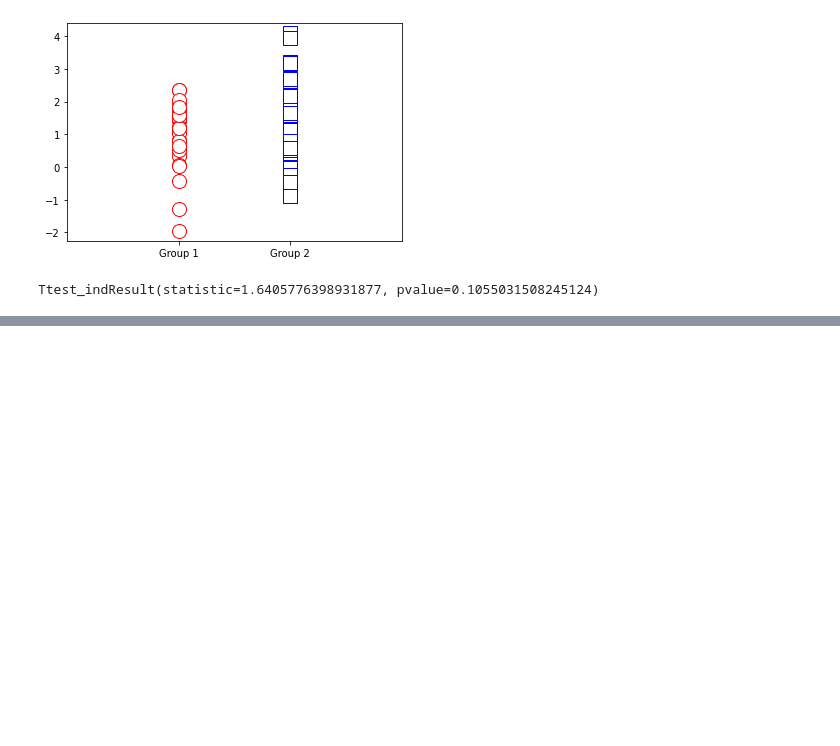
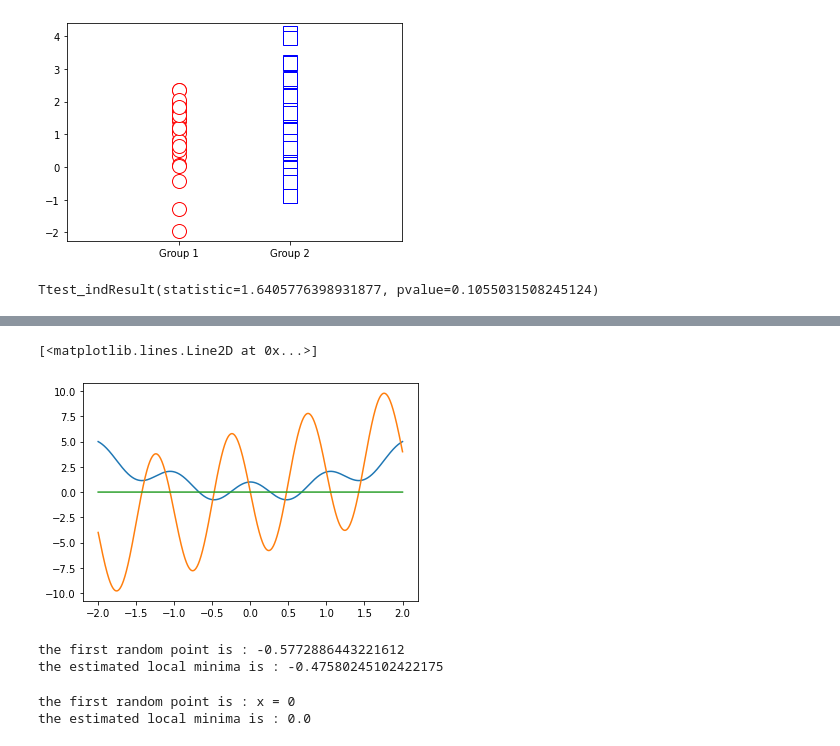
Before and after one commit to hamednasr/PyTorch, a Jupyter notebook: Untitled.ipynb, the cells around one changed output, grey strips where cells are left out. Drawn from its saved outputs; the diff is of its cells as text; code cells hidden in the pictures; blank space fills up the shorter version.

```diff
--- a/Untitled.ipynb
+++ b/Untitled.ipynb
@@ -230,0 +291,12 @@ Ttest_indResult(statistic=1.6405776398931877, pvalue=0.1055031508245124)
+# %%
+# code challenge:
+def fx(x):
+    return np.cos(2*np.pi*x) + x**2
+def devx(x):
+    return -2*np.pi*np.sin(2*np.pi*x) + 2*x
+# %%
+plt.plot(x,fx(x), x,devx(x))
+plt.plot(x,np.zeros(2000))
+# %% [output]
+[<matplotlib.lines.Line2D at 0x...>]
+[figure, added]
@@ -230,0 +305,28 @@ Ttest_indResult(statistic=1.6405776398931877, pvalue=0.1055031508245124)
+# %%
+point = np.random.choice(x)
+print(f'the first random point is : {point}')
+epoch=1000
+lr = 0.001
+
+for i in range(epoch):
+    grad = devx(point)
+    point = point - lr*grad
+
+print(f'the estimated local minima is : {point}')
+# %% [output]
+the first random point is : -0.5772886443221612
+the estimated local minima is : -0.47580245102422175
+# %%
+point = 0
+print(f'the first random point is : x = 0')
+epoch=1000
+lr = 0.001
+
+for i in range(epoch):
+    grad = devx(point)
+    point = point - lr*grad
+
+print(f'the estimated local minima is : {point}')
+# %% [output]
+the first random point is : x = 0
+the estimated local minima is : 0.0
```
Also changed, not shown: parts of 11 cells of this notebook.
